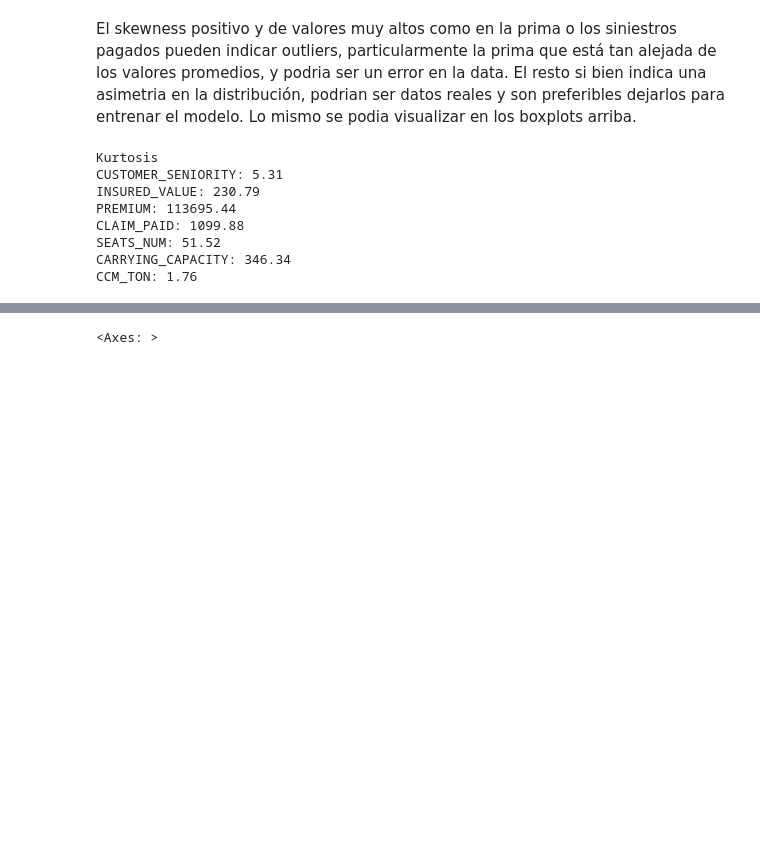
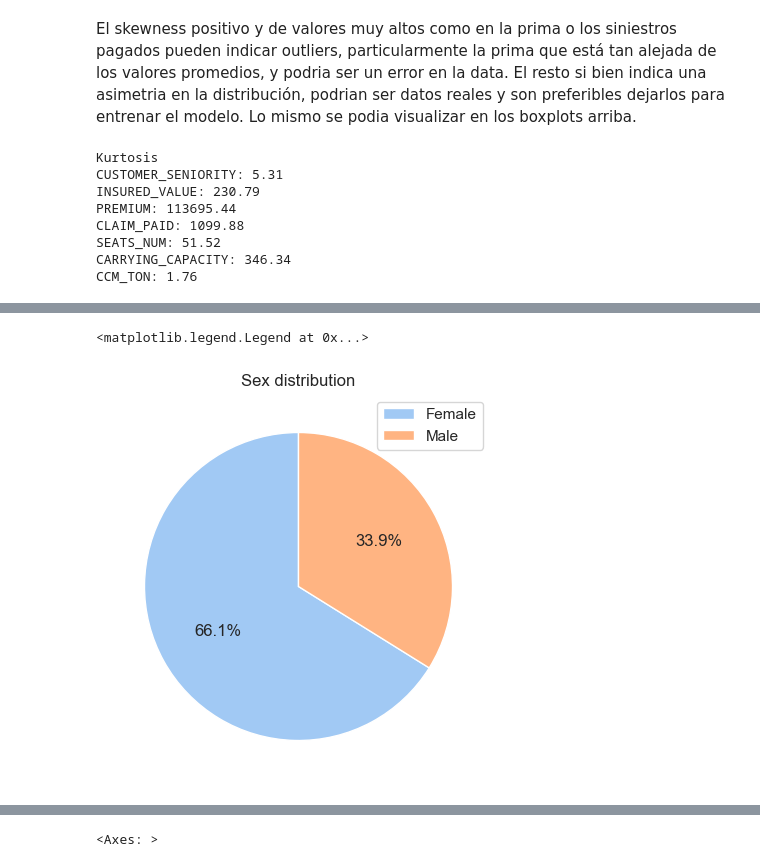
Before and after one commit to ximmme/InsuranceChallenge, a Jupyter notebook: EDA.ipynb, the cells around one changed output, grey strips where cells are left out. Drawn from its saved outputs; the diff is of its cells as text; code cells hidden in the pictures; blank space fills up the shorter version.

```diff
--- a/EDA.ipynb
+++ b/EDA.ipynb
@@ -461,0 +460,3 @@ CCM_TON: 1.76
+# %%
+Claims_df=merged_df.loc[merged_df['CLAIMS'] == 1]
+Claims_df
@@ -461,0 +484,8 @@ CCM_TON: 1.76
+# %%
+plt.figure(figsize=(5, 5))
+plt.pie(Claims_df['SEX'].value_counts(), autopct='%1.1f%%', startangle=90)
+plt.title('Sex distribution')
+plt.legend(Claims_df['SEX'].value_counts().index)
+# %% [output]
+<matplotlib.legend.Legend at 0x...>
+[figure, added]
```
Also changed, not shown: parts of 28 cells of this notebook, 3 other files.
